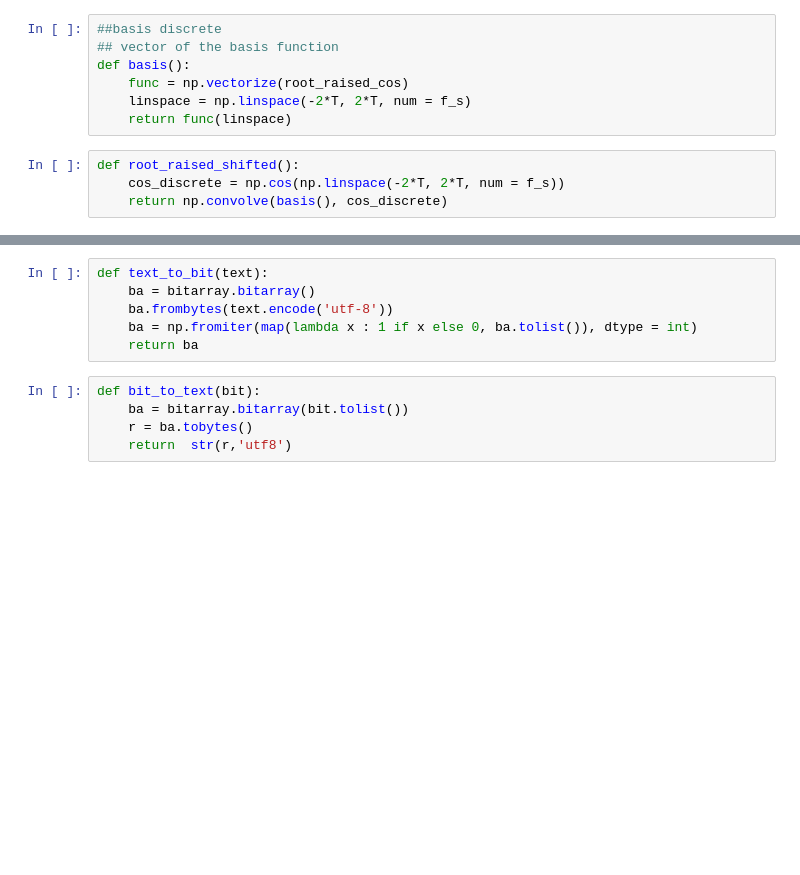
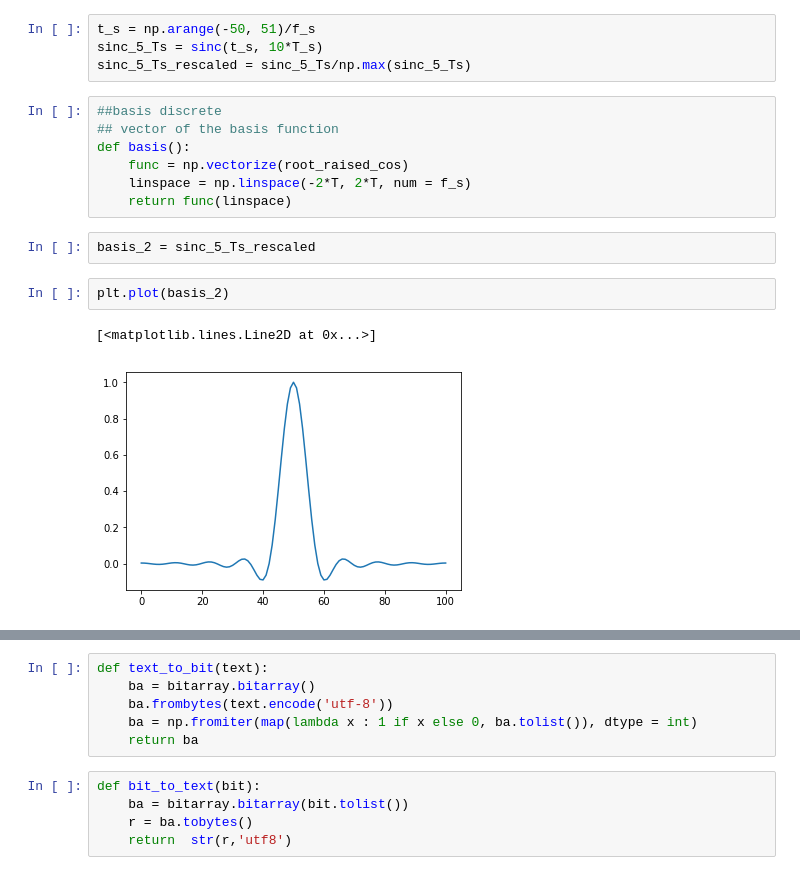
Before and after one commit to Paul-LouisDELACOUR/pdc, a Jupyter notebook: PL_4-Copy1.ipynb, the cells around one changed output, grey strips where cells are left out. Drawn from its saved outputs; the diff is of its cells as text; blank space fills up the shorter version.

```diff
--- a/PL_4-Copy1.ipynb
+++ b/PL_4-Copy1.ipynb
@@ -39,3 +62,7 @@ print(root_raised_cos(-0.12498866213151927))
+# %%
+t_s = np.arange(-50, 51)/f_s
+sinc_5_Ts = sinc(t_s, 10*T_s)
+sinc_5_Ts_rescaled = sinc_5_Ts/np.max(sinc_5_Ts)
 # %%
 ##basis discrete
 ## vector of the basis function
@@ -43,7 +70,10 @@ def basis():
     func = np.vectorize(root_raised_cos)
     linspace = np.linspace(-2*T, 2*T, num = f_s)
     return func(linspace)
-# %%
-def root_raised_shifted():
-    cos_discrete = np.cos(np.linspace(-2*T, 2*T, num = f_s))
-    return np.convolve(basis(), cos_discrete)
+# %%
+basis_2 = sinc_5_Ts_rescaled
+# %%
+plt.plot(basis_2)
+# %% [output]
+[<matplotlib.lines.Line2D at 0x...>]
+[figure, added]
```
Also changed, not shown: parts of 44 cells of this notebook, 2 other files.
